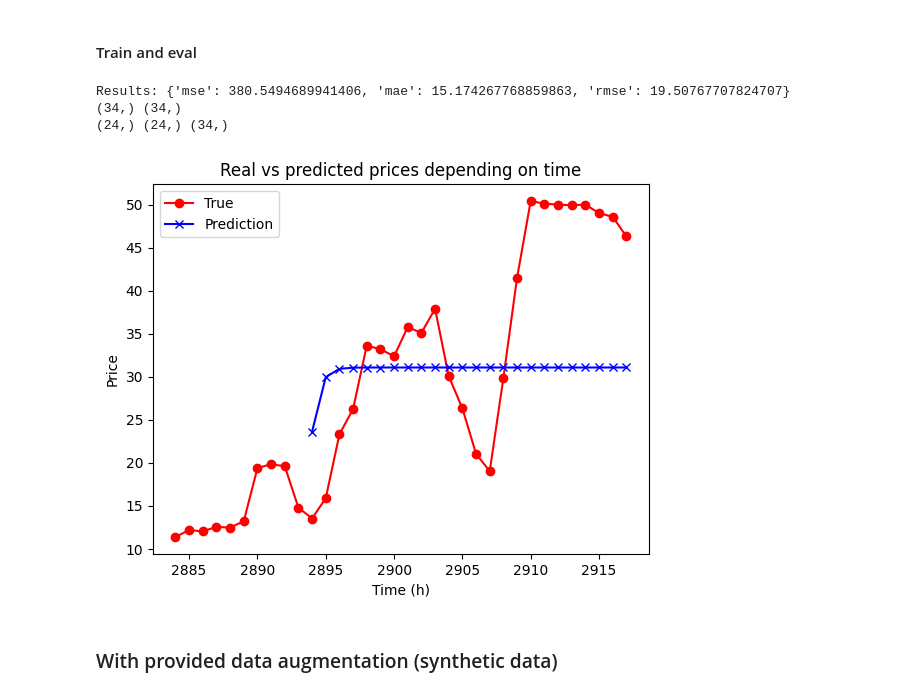
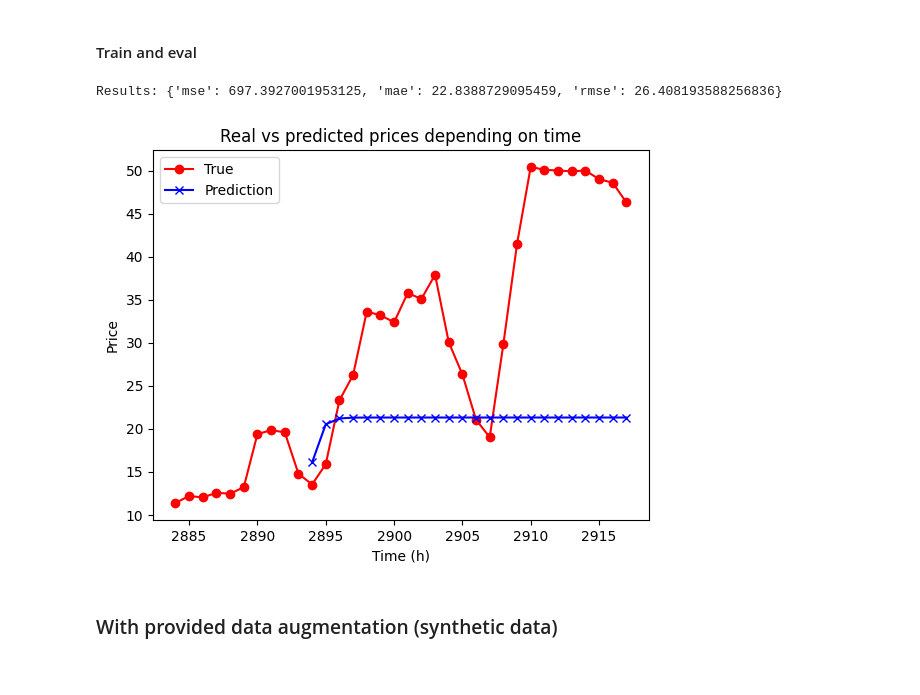
Before and after one commit to RobinMeneust/air_liquide_ai_challenge, a Jupyter notebook: notebooks/lstm.ipynb, the cells around one changed output. Drawn from its saved outputs; the diff is of its cells as text; code cells hidden in the pictures.

Commit message:
Moved model code to package + minor improvements (early stopping...)

```diff
--- a/notebooks/lstm.ipynb
+++ b/notebooks/lstm.ipynb
@@ -255,12 +227,9 @@ def get_splits(dataset, test_size, val_ratio):
 
 train_split, val_split, test_split = get_splits(dataset, test_size, VAL_RATIO)
 
-# from datasets to dataloaders
-train_dataloader = torch.utils.data.DataLoader(train_split, batch_size = 256, shuffle = False)
-val_dataloader = torch.utils.data.DataLoader(val_split, batch_size = 256, shuffle = False)
-test_dataloader = torch.utils.data.DataLoader(test_split, batch_size = 256, shuffle = False)
+datamodule = Datamodule(train_split, val_split, test_split, batch_size=256)
 # %%
-# get first item in datalaoder
+train_dataloader = datamodule.train_dataloader()
 X_batch, y_batch = next(iter(train_dataloader))
 print(X_batch.shape)
 print(y_batch.shape)
@@ -270,4 +236,4 @@ torch.Size([256, 24, 1])
 # %% [markdown]
 #### Find best params
 # %%
-best_params = get_best_params(train_dataloader, val_dataloader, n_trials=50)
+best_params = get_best_params(datamodule, n_trials=50)
@@ -297,21 +245,20 @@ best_params
 # %% [markdown]
 #### Train and eval
 # %%
-model, _ = train_model(train_dataloader, val_dataloader, n_epochs=50, **best_params)
+model, _ = train_model(datamodule, **best_params)
 # %%
+test_dataloader = datamodule.test_dataloader()
 predictions, ground_truth = predict(model, test_dataloader)
 results = test_model(predictions, ground_truth)
 print("Results:", results)
 
 # take last window ([-1, :])
 predictions = predictions.cpu().numpy()[-1, :]
 
 plot_predictions_vs_real(test_split.dataset, predictions)
 # %% [output]
-Results: {'mse': 380.5494689941406, 'mae': 15.174267768859863, 'rmse': 19.50767707824707}
-(34,) (34,)
-(24,) (24,) (34,)
+Results: {'mse': 697.3927001953125, 'mae': 22.8388729095459, 'rmse': 26.408193588256836}
-[figure, old version]
+[figure, new version]
 # %% [markdown]
 ### With provided data augmentation (synthetic data)
 # %%
```
Also changed, not shown: parts of 8 cells of this notebook, 8 other files.
